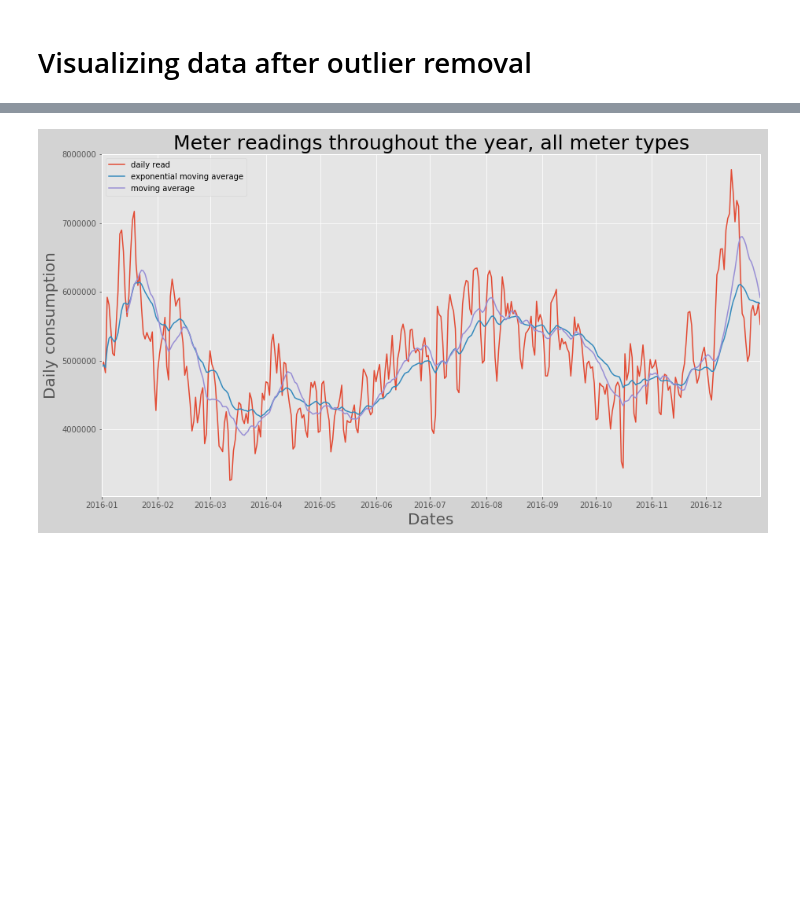
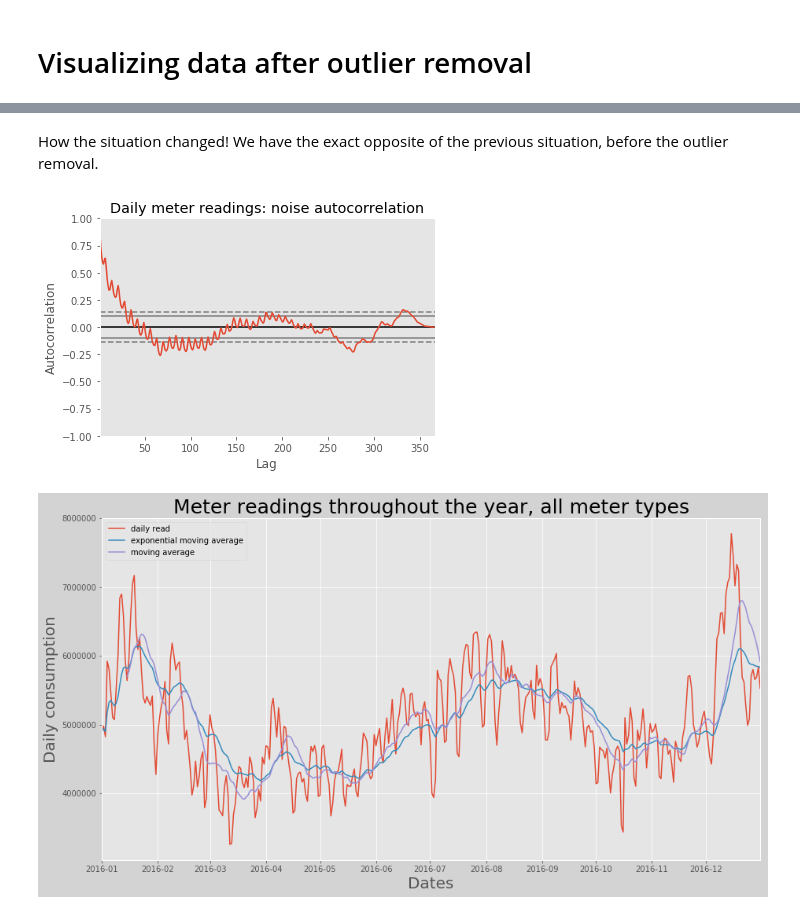
Before and after one commit to dmculiac/A-Kaggle-Prize-Money-Competition, a Jupyter notebook: A Kaggle Prize Money Competition.ipynb, the cells around one changed output, grey strips where cells are left out. Saved outputs shown, nothing was run; the diff lists cells and outputs as text; code cells hidden in the pictures; blank space fills up the shorter version.

```diff
--- a/A Kaggle Prize Money Competition.ipynb
+++ b/A Kaggle Prize Money Competition.ipynb
@@ -564,3 +610,13 @@ for meter in np.arange(len(np.unique(train_df.meter))):
+# %% [markdown]
+How the situation changed! We have the exact opposite of the previous situation, before the outlier removal.
+# %%
+noise = ts- ts.mean()
+
+autocorrelation_plot(noise)
+plt.title('Daily meter readings: noise autocorrelation')
+plt.show()
+# %% [output]
+[figure, added]
 # %%
 # meter readings regardless of energy type
 daily_meter_reading = train_df.groupby(['timestamp'])['meter_reading'].sum()
```
Also changed, not shown: parts of 4 cells of this notebook.
